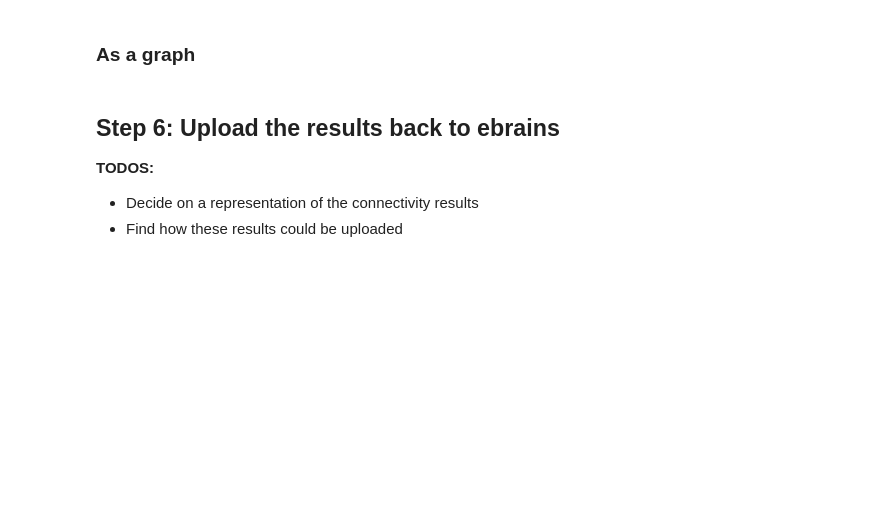
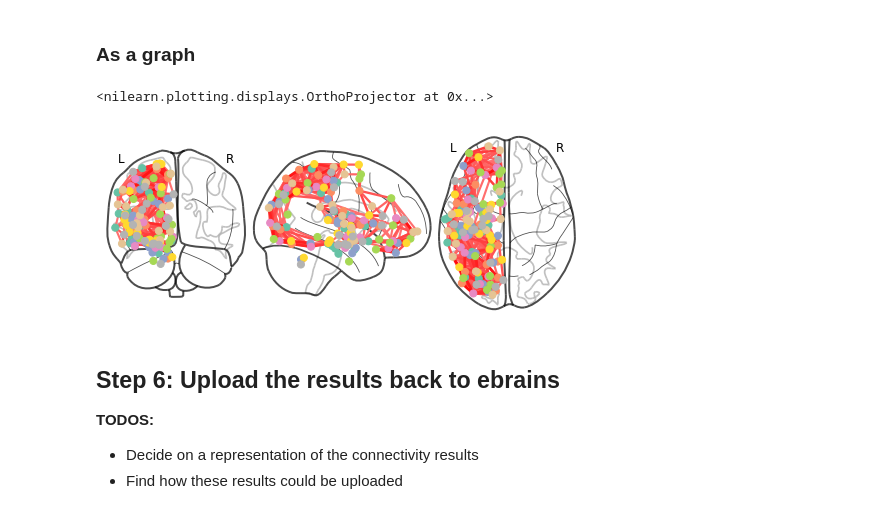
Before and after one commit to ymzayek/EBRAINS-Connectivity-Analysis, a Jupyter notebook: Notebooks/connectivity-analysis-pieline.ipynb, the cells around one changed output. Drawn from its saved outputs; the diff is of its cells as text; code cells hidden in the pictures; blank space fills up the shorter version.

```diff
--- a/Notebooks/connectivity-analysis-pieline.ipynb
+++ b/Notebooks/connectivity-analysis-pieline.ipynb
@@ -57,5 +81,4 @@ We rely on the `siibra` library to work with EBRAINS human brain atlas and acces
 import siibra
 print(siibra.__version__)
 siibra.logger.setLevel("INFO") # we want to see some messages
-julichbrain = siibra.parcellations.JULICH_BRAIN_PROBABILISTIC_CYTOARCHITECTONIC_MAPS_V2_5
-julichbrain.description
+atlas = siibra.atlases.MULTILEVEL_HUMAN_ATLAS
@@ -69,0 +128,4 @@ print(julichbrain_map.shape)
+# %%
+parcellation_map = atlas.get_map("mni152", maptype=siibra.MapType.LABELLED)
+parcellation_map_niimg = parcellation_map.fetch()
+parcellation_map_niimg.shape
@@ -114,8 +190,7 @@ More information on maskers can be found in the <a href="https://nilearn.github.
 from nilearn.input_data import NiftiLabelsMasker
 
 # Use NiftiLabelsMasker to extract signals from regions
-julichbrain_left = julichbrain_map.slicer[:,:,:,0]
-masker = NiftiLabelsMasker(labels_img=julichbrain_left,
+masker = NiftiLabelsMasker(labels_img=parcellation_map_niimg,
                            standardize=True) # Standardize the signals
 time_series = []
 for func, confounds in zip(data.func, data.confounds):
@@ -178,12 +262,15 @@ plot_matrix(mean_correlation_matrix,
 # %%
 from nilearn.plotting import plot_connectome, find_parcellation_cut_coords
 
 # grab center coordinates for atlas labels
-coordinates = find_parcellation_cut_coords(labels_img=julichbrain_map.slicer[:,:,:,0])
+coordinates = find_parcellation_cut_coords(labels_img=parcellation_map_niimg)
 # plot connectome with 95% edge strength in the connectivity
 plot_connectome(mean_correlation_matrix,
                 coordinates,
                 edge_threshold="95%")
+# %% [output]
+<nilearn.plotting.displays.OrthoProjector at 0x...>
+[figure, added]
 # %% [markdown]
 ## Step 6: Upload the results back to ebrains
 
```
Also changed, not shown: parts of 38 cells of this notebook.
